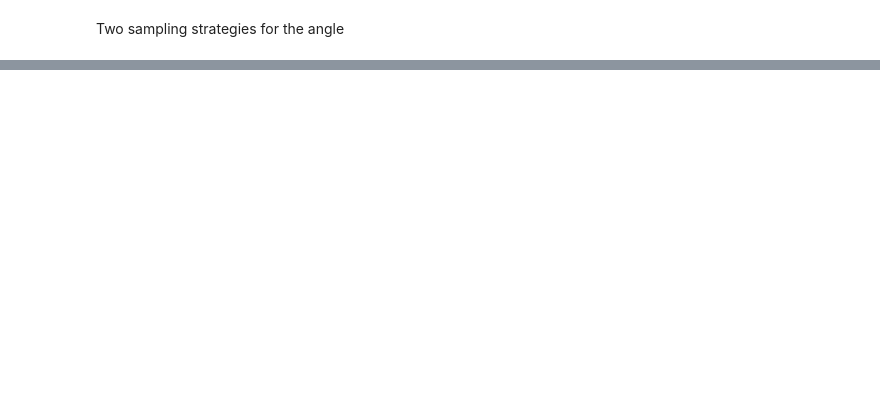
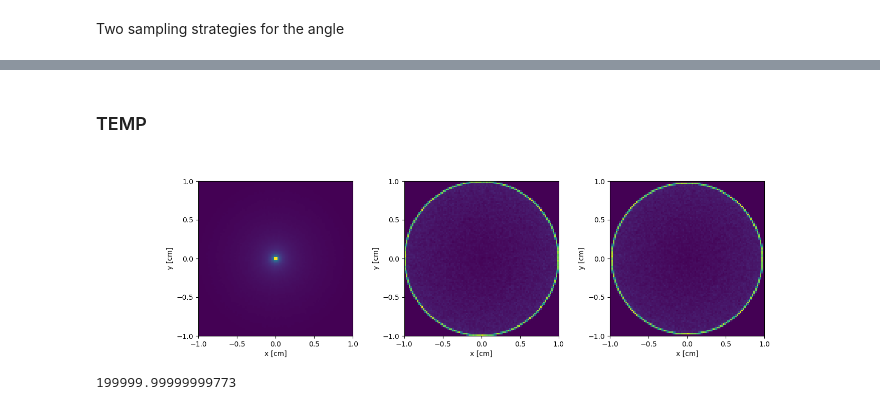
Before and after one commit to KlaasWillems/electronTransportCode, a Jupyter notebook: numericalExperiments/pointSource/PointSourceTest.ipynb, the cells around one changed output, grey strips where cells are left out. Cells and saved outputs as stored; diff of their text form; code cells hidden in the pictures; blank space fills up the shorter version.

```diff
--- a/numericalExperiments/pointSource/PointSourceTest.ipynb
+++ b/numericalExperiments/pointSource/PointSourceTest.ipynb
@@ -226,0 +206,44 @@ ax2.hist(mu2, bins = 20)
+# %% [markdown]
+### TEMP
+# %%
+# Debugging
+# Compute dose with dose estimator
+# print(fluenceEstimator.scoreMatrix.sum())
+# print(doseEstimator.scoreMatrix.sum())
+temp1 = fluenceEstimator.scoreMatrix.sum(axis=0)
+temp2 = doseEstimator.scoreMatrix
+np.where(temp1 != temp2)
+
+# Plot energy deposition
+energyDeposition = np.reshape(doseEstimator.scoreMatrix, (simDomain.ybins, simDomain.xbins))
+fluence1 = np.reshape(fluenceEstimator.scoreMatrix[0], (simDomain.ybins, simDomain.xbins))
+fluence2 = np.reshape(fluenceEstimator.scoreMatrix[2], (simDomain.ybins, simDomain.xbins))
+
+fig, (ax1, ax2, ax3) = plt.subplots(1, 3, figsize=(15, 4))
+ax1.matshow(energyDeposition, extent=[xmin, xmax, xmin, xmax], origin='lower')
+ax1.set_xticks(np.linspace(xmin, xmax, 5))
+ax1.set_yticks(np.linspace(xmin, xmax, 5))
+ax1.xaxis.tick_bottom()
+ax1.set_xlabel('x [cm]')
+ax1.set_ylabel('y [cm]')
+
+ax2.matshow(fluence1, extent=[xmin, xmax, xmin, xmax], origin='lower')
+ax2.set_xticks(np.linspace(xmin, xmax, 5))
+ax2.set_yticks(np.linspace(xmin, xmax, 5))
+ax2.xaxis.tick_bottom()
+ax2.set_xlabel('x [cm]')
+ax2.set_ylabel('y [cm]')
+
+ax3.matshow(fluence2, extent=[xmin, xmax, xmin, xmax], origin='lower')
+ax3.set_xticks(np.linspace(xmin, xmax, 5))
+ax3.set_yticks(np.linspace(xmin, xmax, 5))
+ax3.xaxis.tick_bottom()
+ax3.set_xlabel('x [cm]')
+ax3.set_ylabel('y [cm]')
+
+plt.show()
+
+fluenceEstimator.scoreMatrix.sum()
+# %% [output]
+[figure, added]
+199999.99999999773
```
Also changed, not shown: parts of 9 cells of this notebook, 6 other files.
